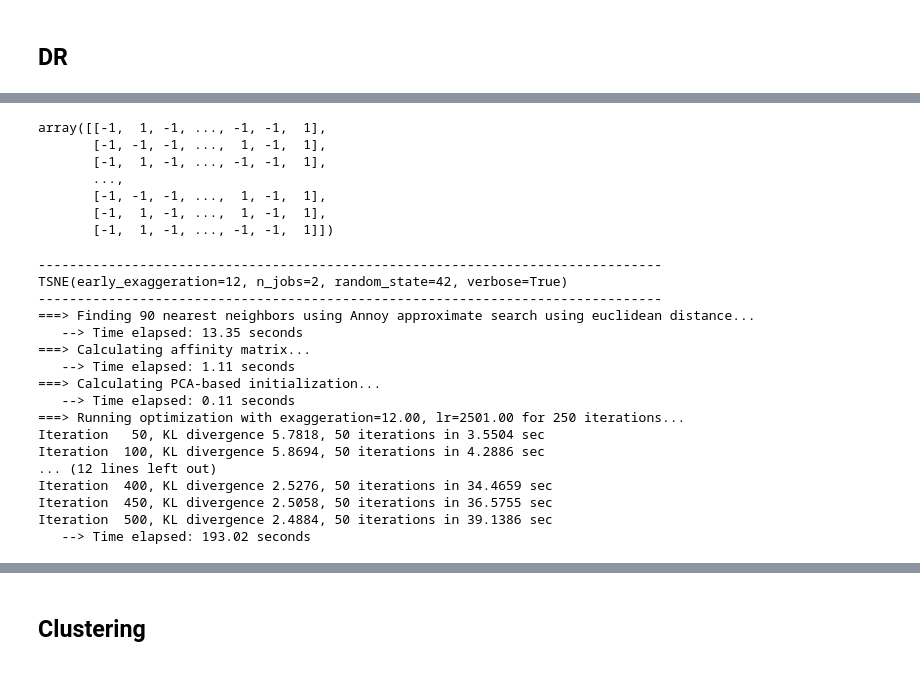
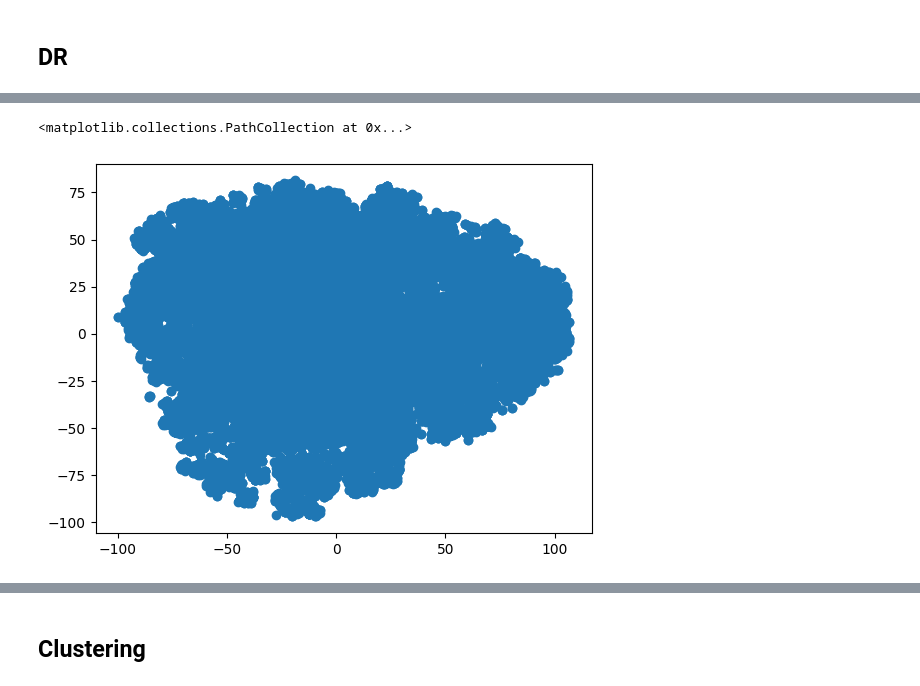
Before and after one commit to Mathieu-R/ldata2010_celeba_visualizer, a Jupyter notebook: eda.ipynb, the cells around one changed output, grey strips where cells are left out. Drawn from its saved outputs; the diff is of its cells as text; code cells hidden in the pictures.

```diff
--- a/eda.ipynb
+++ b/eda.ipynb
@@ -61,43 +72,8 @@ kmeans.fit_transform(df_l_embeddings_pca_2d)
 # %%
 tsne = TSNE(n_components=2)
-df_l_embeddings_2d = tsne.fit_transform(df_l_embeddings)
+res = tsne.fit(np.array(df_l_features))
 
-plt.scatter(x=df_l_embeddings_2d[0], y=df_l_embeddings_2d[1])
+plt.scatter(x = res[:,0], y = res[:,1])
+# %% [output]
+<matplotlib.collections.PathCollection at 0x...>
+[figure, added]
-# %%
-df_l_embeddings_2d
-# %% [output]
-array([[-1,  1, -1, ..., -1, -1,  1],
-       [-1, -1, -1, ...,  1, -1,  1],
-       [-1,  1, -1, ..., -1, -1,  1],
-       ...,
-       [-1, -1, -1, ...,  1, -1,  1],
-       [-1,  1, -1, ...,  1, -1,  1],
-       [-1,  1, -1, ..., -1, -1,  1]])
-# %%
-from openTSNE import TSNE
-
-tsne = TSNE(
-	perplexity=30,
-	n_jobs=2,
-	random_state=42,
-	verbose=True
-)
-res = tsne.fit(np.array(df_l_features))
-# %% [output]
---------------------------------------------------------------------------------
-TSNE(early_exaggeration=12, n_jobs=2, random_state=42, verbose=True)
---------------------------------------------------------------------------------
-===> Finding 90 nearest neighbors using Annoy approximate search using euclidean distance...
-   --> Time elapsed: 13.35 seconds
-===> Calculating affinity matrix...
-   --> Time elapsed: 1.11 seconds
-===> Calculating PCA-based initialization...
-   --> Time elapsed: 0.11 seconds
-===> Running optimization with exaggeration=12.00, lr=2501.00 for 250 iterations...
-Iteration   50, KL divergence 5.7818, 50 iterations in 3.5504 sec
-Iteration  100, KL divergence 5.8694, 50 iterations in 4.2886 sec
-... (12 lines left out)
-Iteration  400, KL divergence 2.5276, 50 iterations in 34.4659 sec
-Iteration  450, KL divergence 2.5058, 50 iterations in 36.5755 sec
-Iteration  500, KL divergence 2.4884, 50 iterations in 39.1386 sec
-   --> Time elapsed: 193.02 seconds
```
Also changed, not shown: parts of 11 cells of this notebook, 7 other files.
